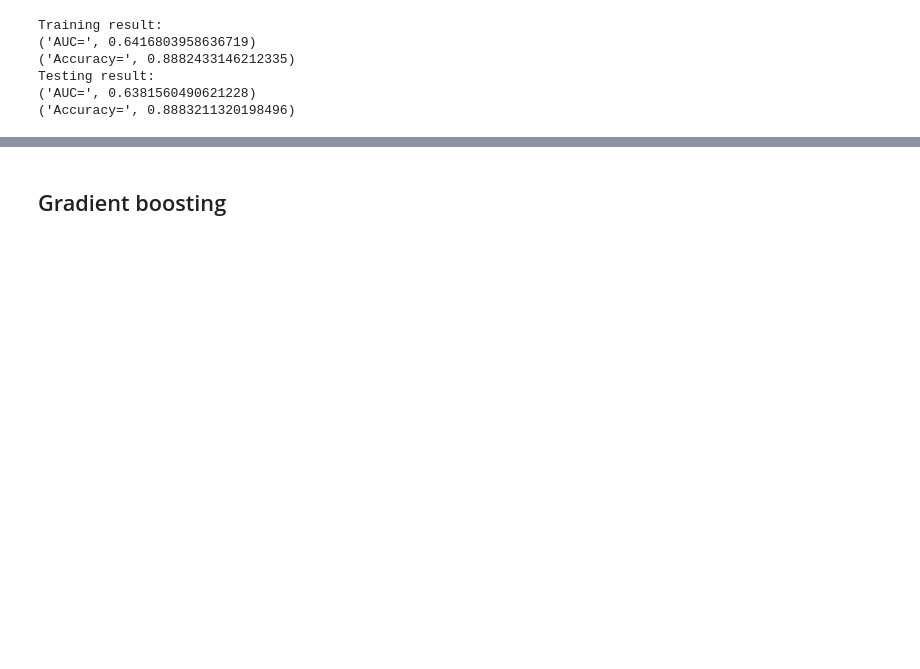
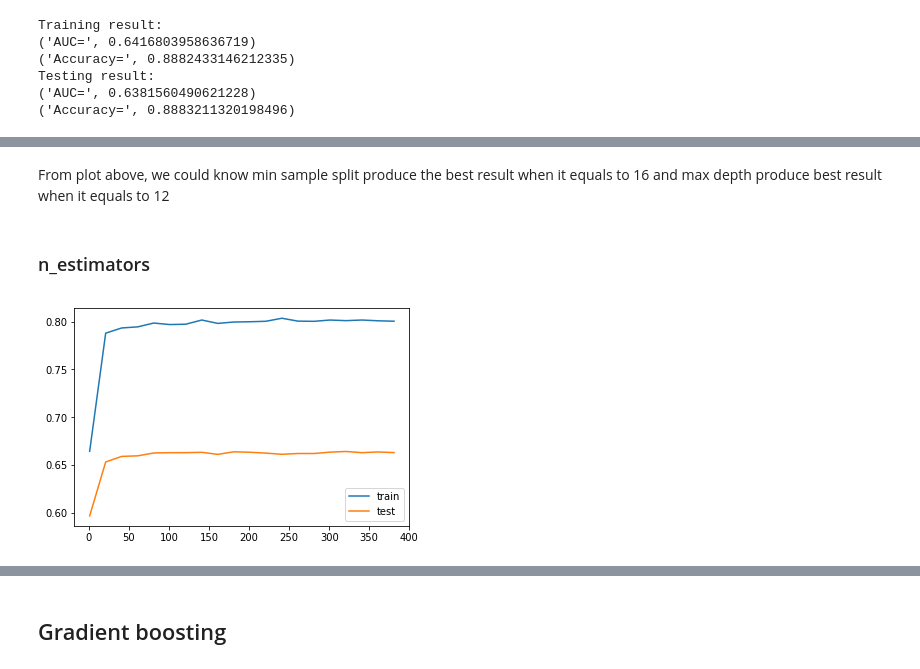
Before and after one commit to AllenInWood/diabetes_readmission_prediction, a Jupyter notebook: dataset_diabetes/Project Report.ipynb, the cells around one changed output, grey strips where cells are left out. Saved outputs shown, nothing was run; the diff lists cells and outputs as text; code cells hidden in the pictures; blank space fills up the shorter version.

```diff
--- a/dataset_diabetes/Project Report.ipynb
+++ b/dataset_diabetes/Project Report.ipynb
@@ -277,23 +274,0 @@ We first choose KNN classifier model. We use our training data to train the mode
-# %%
-from sklearn.neighbors import KNeighborsClassifier
-from sklearn.metrics import roc_curve, auc
-neigh = KNeighborsClassifier(n_neighbors=50)
-neigh.fit(X_train, y_train)
-# print(X_train.info())
-
-knn_y_train_predict = neigh.predict_proba(X_train)[:,1]
-knn_y_test_predict = neigh.predict_proba(X_test)[:,1]
-
-from sklearn.metrics import roc_auc_score, accuracy_score
-
-threshold = 0.5
-
-print('Training result:')
-fpr_train, tpr_train, thresholds_train = roc_curve(y_train, knn_y_train_predict)
-print('AUC=',auc(fpr_train, tpr_train))
-print('Accuracy=',accuracy_score(y_train, (knn_y_train_predict > threshold)))
-
-print('Testing result:')
-fpr_test, tpr_test, thresholds_test = roc_curve(y_test, knn_y_test_predict)
-print('AUC=',auc(fpr_test, tpr_test))
-print('Accuracy=',accuracy_score(y_test, (knn_y_test_predict > threshold)))
@@ -333,0 +357,25 @@ Testing result:
+# %% [markdown]
+From plot above, we could know min sample split produce the best result when it equals to 16 and max depth produce best result when it equals to 12
+# %% [markdown]
+### n_estimators
+# %%
+train_results=np.zeros(20)
+test_results=np.zeros(20)
+x=range(0,20)
+for i in range(0,20):
+    clf = RandomForestClassifier(n_estimators=20*i+1, n_jobs=4, max_depth=12,
+                                      min_samples_split=16, min_samples_leaf=1)
+    clf.fit(X_train, y_train)
+    randomforest_y_train_predict1=clf.predict_proba(X_train)[:,1]
+    randomforest_y_test_predict1=clf.predict_proba(X_test)[:,1]
+    fpr, tpr, thresholds = roc_curve(y_train, randomforest_y_train_predict1)
+    train_results[i]=auc(fpr, tpr)
+    fpr, tpr, thresholds = roc_curve(y_test, randomforest_y_test_predict1)
+    test_results[i]=auc(fpr, tpr)
+    x[i] = 20*i+1
+plt.plot(x,train_results)
+plt.plot(x,test_results)
+plt.legend(['train','test'])
+plt.show()
+# %% [output]
+[figure, added]
```
Also changed, not shown: parts of 23 cells of this notebook, 1 other file.
